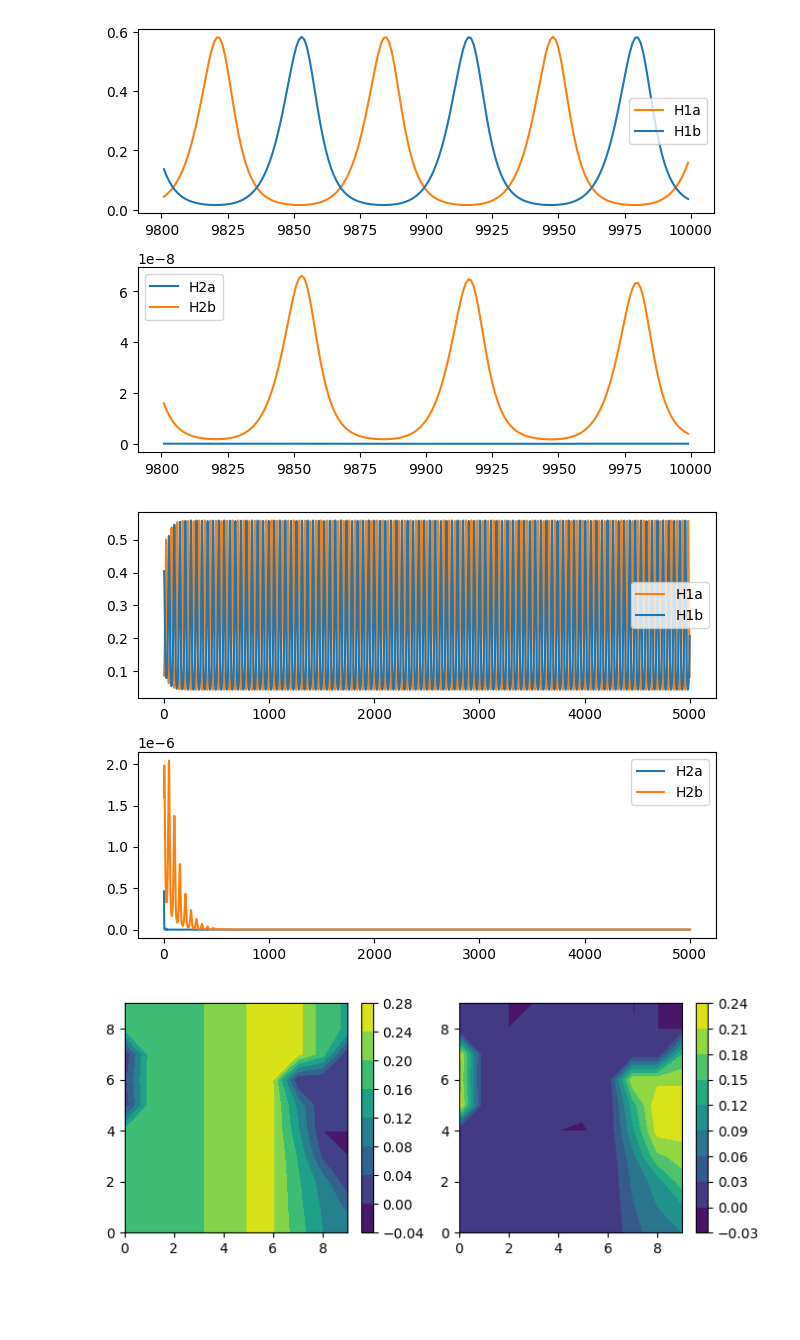
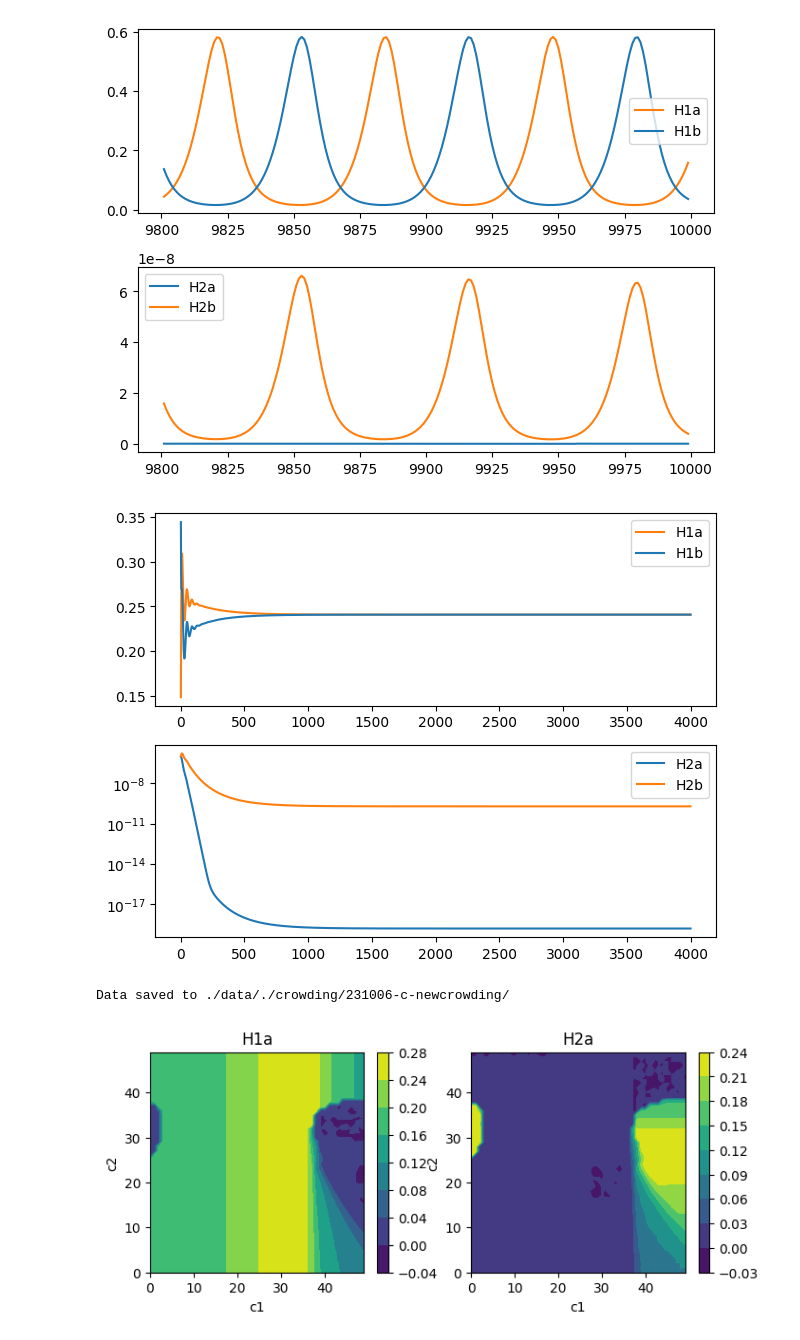
Before and after one commit to rbnmj/turingmodel, a Jupyter notebook: main_crowding.ipynb, the cells around one changed output. Cells and saved outputs as stored; diff of their text form; code cells hidden in the pictures; blank space fills up the shorter version.

```diff
--- a/main_crowding.ipynb
+++ b/main_crowding.ipynb
@@ -125,8 +125,11 @@ plt.tight_layout()
 # %% [output]
 [figure]
 # %%
-c_1 = 0.01
-c_2 = 10
+t_end = 4000
+number_steps = 4000
+t = np.linspace(0,t_end,number_steps)
+c_1 = 0.5
+c_2 = 0.5
 var0 = [2, 2.5, 2.5, 2, 0.08, 0.4, 10**-6, 10**-6, 0, 0, 0, 0]
 var = []
 var = integ.odeint(slow, var0, t)
@@ -137,8 +140,9 @@ plt.legend()
 plt.subplot2grid((2,1),(1,0))
 plt.plot(t[1:5000], var[1:5000:, 6], "-", color="#1F77B4", label="H2a")
 plt.plot(t[1:5000], var[1:5000:, 7], "-", color="#FF7F0E", label="H2b")
+plt.yscale("log")
 plt.legend()
 plt.tight_layout()
 # %% [output]
-[figure, old version]
+[figure, new version]
 # %%
@@ -189,35 +193,45 @@ for c_2 in tqdm(c_range):
         j += 1
     i += 1
 # %%
+initials = np.array(var0)
 # save lib is not final yet since depending on the task, further additions may be needed.
 # The model is already saving a bunch of other data and I'm not sure if they are needed.
-# initials = np.array(var0)
-# save_lib = {
-#     "density_H1x": density_H1x,
-#     "density_H1y": density_H1y,
-#     "density_H2x": density_H2x,
-#     "density_H2y": density_H2y,
-#     "checkOsc_H1x": checkOsc_H1x,
-#     "checkOsc_H1y": checkOsc_H1y,
-#     "checkOsc_H2x": checkOsc_H2x,
-#     "checkOsc_H2y": checkOsc_H2y,
-#     "meandensity_H1x": meandensity_H1x,
-#     "meandensity_H1y": meandensity_H1y,
-#     "meandensity_H2x": meandensity_H2x,
-#     "meandensity_H2y": meandensity_H2y,
-#     "initials": initials
-# }
-# tm.savedata("./crowding/test/", save_lib)
+initials = np.array(var0)
+save_lib = {
+    "density_H1x": density_H1x,
+    "density_H1y": density_H1y,
+    "density_H2x": density_H2x,
+    "density_H2y": density_H2y,
+    "checkOsc_H1x": checkOsc_H1x,
+    "checkOsc_H1y": checkOsc_H1y,
+    "checkOsc_H2x": checkOsc_H2x,
+    "checkOsc_H2y": checkOsc_H2y,
+    "meandensity_H1x": meandensity_H1x,
+    "meandensity_H1y": meandensity_H1y,
+    "meandensity_H2x": meandensity_H2x,
+    "meandensity_H2y": meandensity_H2y,
+    "initials": initials
+}
+#tm.savedata("./crowding/231006-c-newcrowding/", save_lib)
 load_list = ["density_H1x", "density_H1y", "density_H2x", "density_H2y", "checkOsc_H1x", "checkOsc_H1y", "checkOsc_H2x", "checkOsc_H2y", "meandensity_H1x",
              "meandensity_H1y", "meandensity_H2x", "meandensity_H2y", "initials"]
 # tm.loaddata("foldername", load_list)
+# %% [output]
+Data saved to ./data/./crowding/231006-c-newcrowding/
 # %%
+df = tm.loaddata("./crowding/231006-c-newcrowding/", load_list)
 fig, (ax1, ax2) = plt.subplots(1, 2, figsize=(8, 8), gridspec_kw={'top': 0.4})
-im1 = ax1.contourf(meandensity_H1x, cmap="viridis")
-im2 = ax2.contourf(meandensity_H2x, cmap="viridis")
+im1 = ax1.contourf(df["meandensity_H1x"], cmap="viridis")
+im2 = ax2.contourf(df["meandensity_H2x"], cmap="viridis")
 fig.colorbar(im1, ax=ax1)
 fig.colorbar(im2, ax=ax2)
+ax1.set_title("H1a")
+ax2.set_title("H2a")
+ax1.set_xlabel("c1")
+ax1.set_ylabel("c2")
+ax2.set_xlabel("c1")
+ax2.set_ylabel("c2")
 plt.tight_layout()
 plt.show()
 # %% [output]
-[figure, old version]
+[figure, new version]
```
Also changed, not shown: parts of 6 cells of this notebook, 25 other files.
